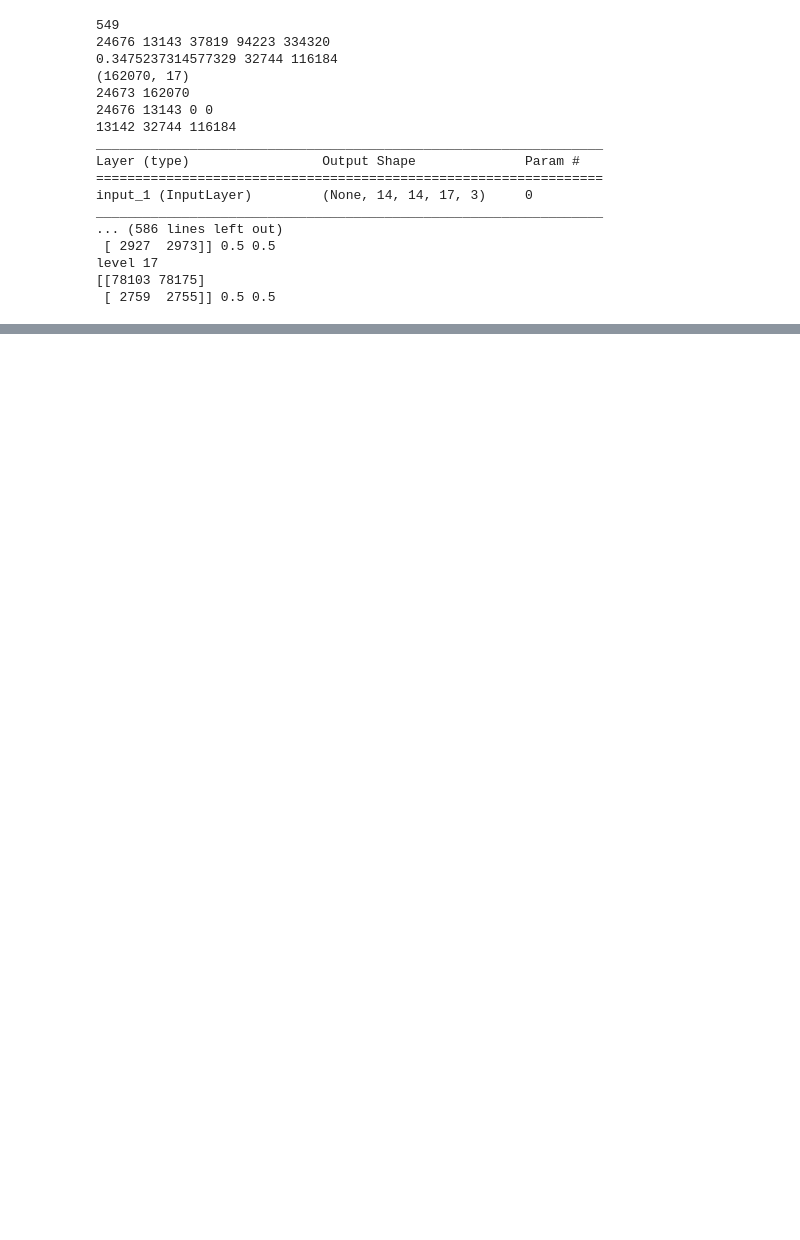
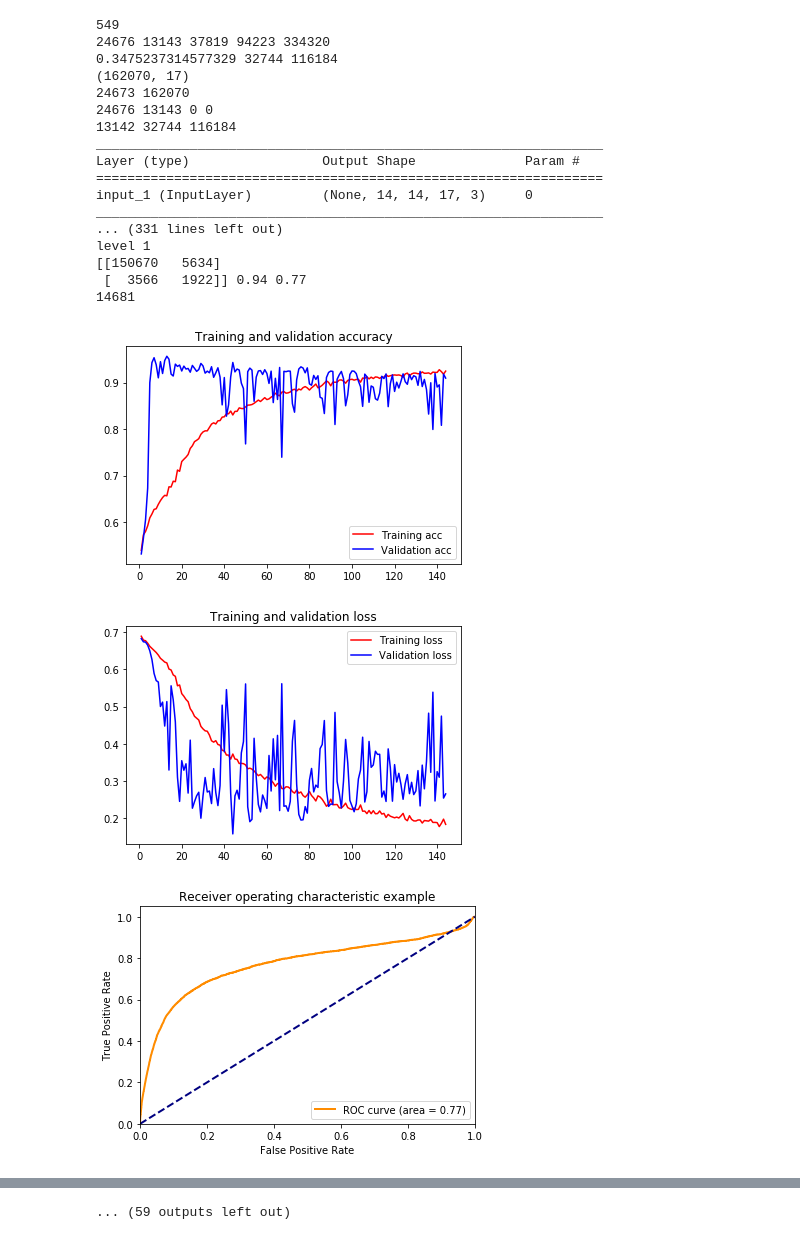
Before and after one commit to SaraKuznik/proteins-RNA-CNN, a Jupyter notebook: CNN_new_17.ipynb, the cells around one changed output, grey strips where cells are left out. Drawn from its saved outputs; the diff is of its cells as text; code cells hidden in the pictures; blank space fills up the shorter version.

Commit message:
ADD roc curve

```diff
--- a/CNN_new_17.ipynb
+++ b/CNN_new_17.ipynb
@@ -1,4 +1,6 @@
 # %%
+%matplotlib inline
+
 import tensorflow as tf
 import numpy as np
 import matplotlib.pyplot as plt
@@ -187,13 +189,13 @@ plt.plot(epochs, acc, 'r', label='Training acc')
 plt.plot(epochs, val_acc, 'b', label='Validation acc')
 plt.title('Training and validation accuracy')
 plt.legend()
-plt.savefig('accuracy')
+plt.savefig('accuracy_17')
 plt.figure()
 plt.plot(epochs, loss, 'r', label='Training loss')
 plt.plot(epochs, val_loss, 'b', label='Validation loss')
 plt.title('Training and validation loss')
 plt.legend()
-plt.savefig('loss')
+plt.savefig('loss_17')
 
 
 # model_best = model
@@ -201,12 +203,10 @@ plt.savefig('loss')
 # print(model.evaluate(X_test, Y_test, verbose=0, batch_size=100))
 # model_best.save('model_cnn_15_2.h5')
 # Y_pred = model_best.predict(X_test, batch_size=200)
-Y_pred_ = model.predict_generator(generator_test, steps=n_steps_test)
-# print(Y_pred.shape)
-# Y_pred_ = np.array([Y_pred[i].reshape((2,2,17)) for i in range(Y_pred.shape[0])])
+Y_pred_prob = model.predict_generator(generator_test, steps=n_steps_test)
+print(Y_pred_prob.shape)
 
-#CNN
-Y_pred_prob = Y_pred_
+Y_pred_ = np.copy(Y_pred_prob)
 Y_pred_[Y_pred_ >= 0.5] = 1
 Y_pred_[Y_pred_ < 0.5] = 0
 
@@ -214,16 +214,42 @@ print(Y_pred_.shape)
 print(Y_test_.shape)
 Y_test_ = Y_test_[:Y_pred_.shape[0]]
 
-
+#CNN
 print('CNN: \n')
 
-confusion_matrix = [sklearn.metrics.confusion_matrix(Y_test_[:,i], Y_pred_[:, i]) for i in range(17)]
-accuracy = [np.sum(np.trace(cm))/np.sum(cm) for cm in confusion_matrix]
-auc = [sklearn.metrics.roc_auc_score(Y_test_[:,i], Y_pred_prob[:,i]) for i in range(17)]
+for i in range(17):
+    print(f'level {i+1}')
+    confusion_matrix = sklearn.metrics.confusion_matrix(Y_test_[:,i], Y_pred_[:, i])
+    accuracy = np.round(np.sum(np.trace(confusion_matrix))/np.sum(confusion_matrix), 2)
+    auc = np.round(sklearn.metrics.roc_auc_score(Y_test_[:,i], Y_pred_prob[:,i]), 2)
+    print(confusion_matrix, accuracy, auc)
 
-for q in range(17):
-    print(f'level {q+1}')
-    print(confusion_matrix[q], np.round(accuracy[q], 2), np.round(auc[q], 2))
+    fpr, tpr, thresholds = sklearn.metrics.roc_curve(Y_test_[:,i], Y_pred_prob[:,i])
+    print(len(thresholds))
+    roc_auc = sklearn.metrics.auc(fpr, tpr)
+    plt.figure()
+    lw = 2
+    plt.plot(fpr, tpr, color='darkorange',
+             lw=lw, label='ROC curve (area = %0.2f)' % roc_auc)
+    plt.plot([0, 1], [0, 1], color='navy', lw=lw, linestyle='--')
+    plt.xlim([0.0, 1.0])
+    plt.ylim([0.0, 1.05])
+    plt.xlabel('False Positive Rate')
+    plt.ylabel('True Positive Rate')
+    plt.title('Receiver operating characteristic example')
+    plt.legend(loc="lower right")
+    plt.savefig(f'roc_curve_{i+1}')
+    plt.show()
+
+    plt.hist(Y_pred_prob[np.where(Y_test_==1)[0]], bins=100)
+    plt.title('Probability distribution of positive examples')
+    plt.savefig(f'positive_hist_{i+1}')
+    plt.show()
+
+    plt.hist(Y_pred_prob[np.where(Y_test_==0)[0]], bins=100)
+    plt.title('Probability distribution of negative examples')
+    plt.savefig(f'negative_hist_{i+1}')
+    plt.show()
 
 # baseline model
 # predict all zeros; at least 50% correct predictions because there are 1/2 of negative examples
@@ -245,35 +271,38 @@ for q in range(17):
     print(f'level {q+1}')
     print(confusion_matrix_base[q], np.round(accuracy_base[q], 2), np.round(auc_base[q], 2))
 
 #random model
 Y_pred_random = np.random.random(Y_test_.shape)
 Y_pred_random[Y_pred_random >= 0.5] = 1
 Y_pred_random[Y_pred_random < 0.5] = 0
 
 print(f'\n RANDOM MODEL: \n')
 
 confusion_matrix_random = [sklearn.metrics.confusion_matrix(Y_test_[:,i], Y_pred_random[:,i]) for i in range(17)]
 accuracy_random = [np.sum(np.trace(cm))/np.sum(cm) for cm in confusion_matrix_random]
 auc_random = [sklearn.metrics.roc_auc_score(Y_test_[:,i], Y_pred_random[:,i]) for i in range(17)]
 
 for q in range(17):
     print(f'level {q+1}')
     print(confusion_matrix_random[q], np.round(accuracy_random[q], 2), np.round(auc_random[q], 2))
 # %% [output]
 549
 24676 13143 37819 94223 334320
 0.3475237314577329 32744 116184
 (162070, 17)
 24673 162070
 24676 13143 0 0
 13142 32744 116184
 _________________________________________________________________
 Layer (type)                 Output Shape              Param #
 =================================================================
 input_1 (InputLayer)         (None, 14, 14, 17, 3)     0
 _________________________________________________________________
-... (586 lines left out)
- [ 2927  2973]] 0.5 0.5
-level 17
-[[78103 78175]
- [ 2759  2755]] 0.5 0.5
+... (331 lines left out)
+level 1
+[[150670   5634]
+ [  3566   1922]] 0.94 0.77
+14681
+[figure, added]
+[figure, added]
+[figure, added]
@@ -279,0 +323 @@ level 17
+... (59 outputs left out)
```
Also changed, not shown: parts of 1 cell of this notebook.
